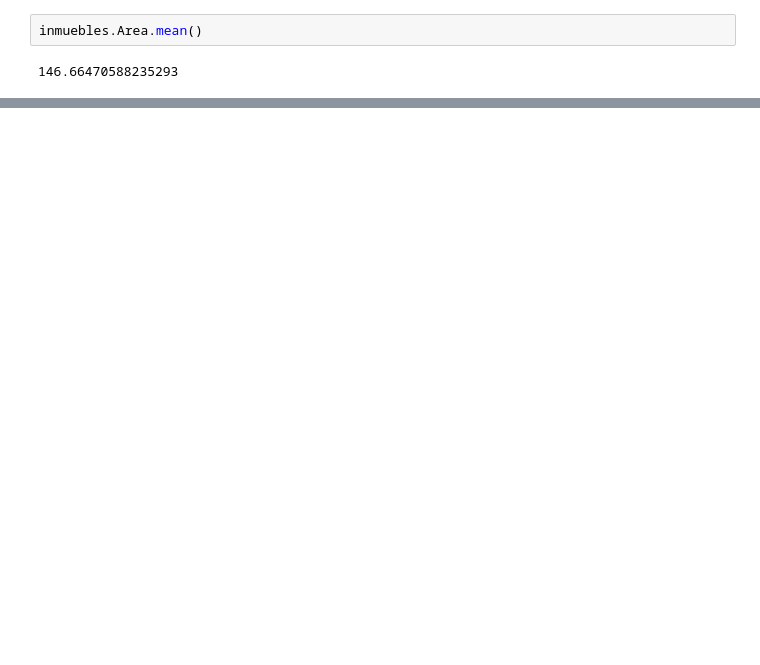
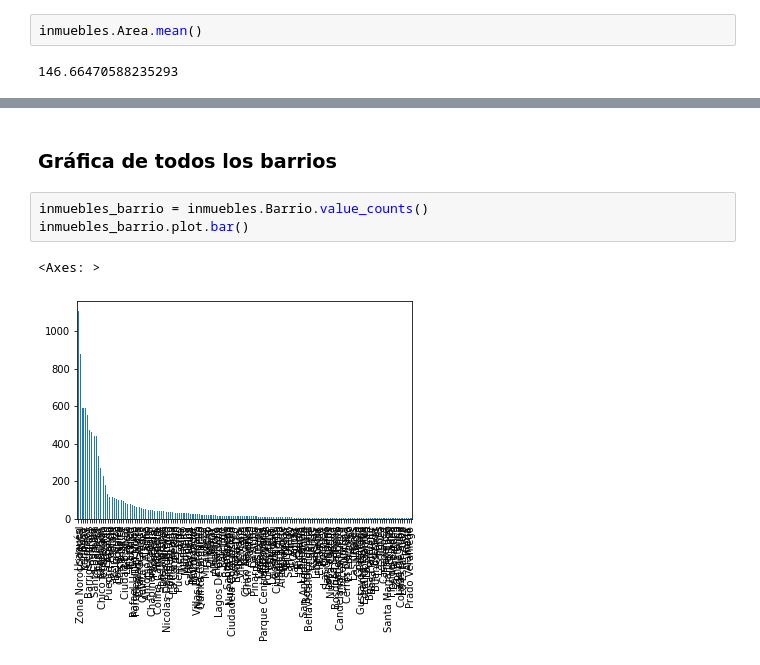
Before and after one commit to doguedogue/pythonic-colab, a Jupyter notebook: rva_tests.ipynb, the cells around one changed output, grey strips where cells are left out. Cells and saved outputs as stored; diff of their text form; blank space fills up the shorter version.

```diff
--- a/rva_tests.ipynb
+++ b/rva_tests.ipynb
@@ -132,0 +222,8 @@ inmuebles.Area.mean()
+# %% [markdown]
+### Gráfica de todos los barrios
+# %%
+inmuebles_barrio = inmuebles.Barrio.value_counts()
+inmuebles_barrio.plot.bar()
+# %% [output]
+<Axes: >
+[figure, added]
```
Also changed, not shown: parts of 24 cells of this notebook.
